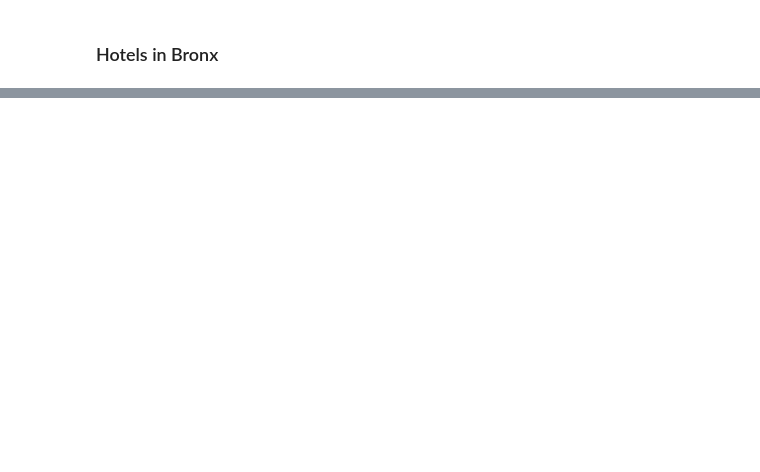
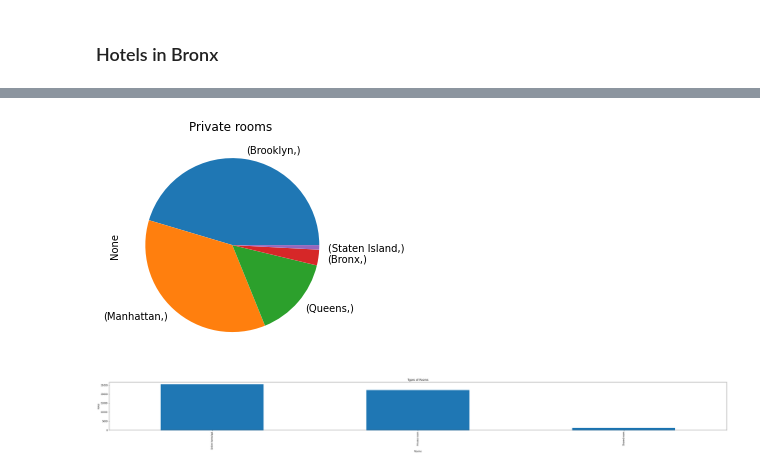
Before and after one commit to Rishekh/Airbnb-Booking-Analysis, a Jupyter notebook: Airbnb_project.ipynb, the cells around one changed output, grey strips where cells are left out. Drawn from its saved outputs; the diff is of its cells as text; code cells hidden in the pictures; blank space fills up the shorter version.

```diff
--- a/Airbnb_project.ipynb
+++ b/Airbnb_project.ipynb
@@ -321,0 +335,3 @@ Bronx_hotel.loc[0:900,["id","name","host_name","neighbourhood_group","minimum_ni
+# %%
+private_room_hotel=df[df["room_type"]=="Private room"]
+private_room_hotel
@@ -321,0 +352,10 @@ Bronx_hotel.loc[0:900,["id","name","host_name","neighbourhood_group","minimum_ni
+# %%
+Private_room=private_room_hotel.loc[0:48894,["neighbourhood_group"]].value_counts()
+# %%
+Private_room.plot(kind='pie')
+
+plt.title('Private rooms ')
+
+plt.rcParams['figure.figsize']=(50,4)
+# %% [output]
+[figure, added]
@@ -321,0 +364,9 @@ Bronx_hotel.loc[0:900,["id","name","host_name","neighbourhood_group","minimum_ni
+# %%
+Types_of_rooms.plot(kind='bar')
+
+plt.title('Types of Rooms')
+plt.xlabel('Rooms')
+plt.ylabel('Hotel')
+plt.rcParams['figure.figsize']=(20,4)
+# %% [output]
+[figure, added]
```
Also changed, not shown: parts of 6 cells of this notebook.
